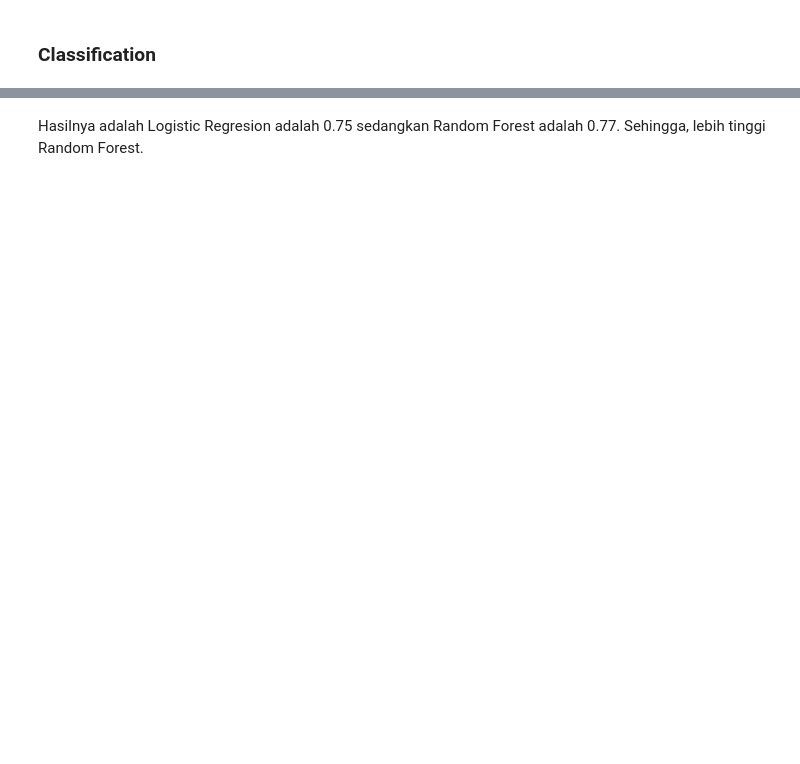
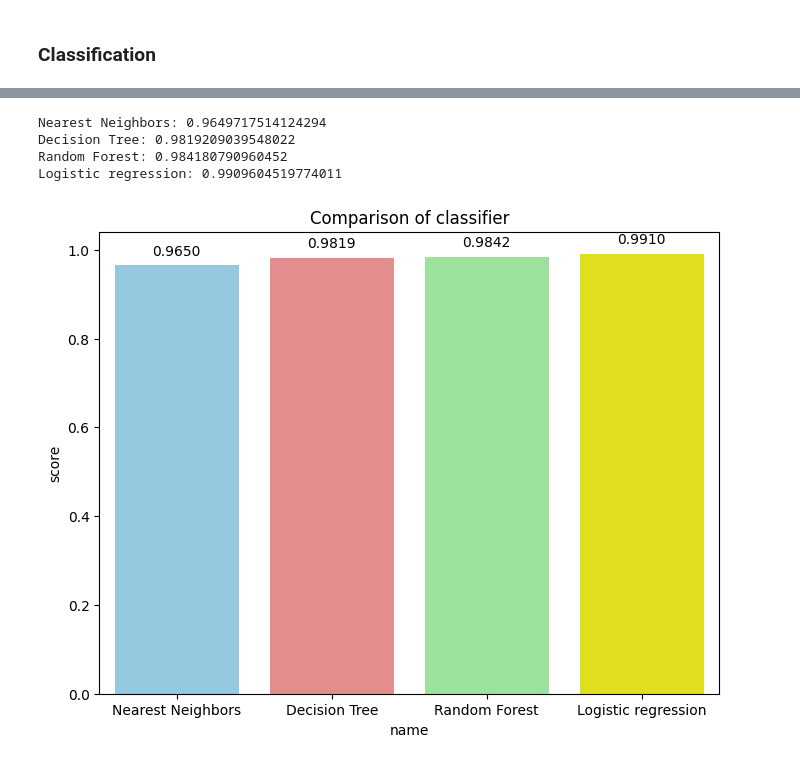
Before and after one commit to Trsh16/ALP-DATMIN, a Jupyter notebook: ALP DATMIN TRISHA.ipynb, the cells around one changed output, grey strips where cells are left out. Saved outputs shown, nothing was run; the diff lists cells and outputs as text; code cells hidden in the pictures; blank space fills up the shorter version.

```diff
--- a/ALP DATMIN TRISHA.ipynb
+++ b/ALP DATMIN TRISHA.ipynb
@@ -394,2 +276,47 @@ plt.show()
-# %% [markdown]
-Hasilnya adalah Logistic Regresion adalah 0.75 sedangkan Random Forest adalah 0.77. Sehingga, lebih tinggi Random Forest.
+# %%
+names = [
+    "Nearest Neighbors",
+    "Decision Tree",
+    "Random Forest",
+    "Logistic regression"
+]
+# %%
+classifiers = [
+    KNeighborsClassifier(5),
+    DecisionTreeClassifier(max_depth=5),
+    RandomForestClassifier(max_depth=5, n_estimators=15, max_features=15, random_state=0),
+    LogisticRegression(random_state=0)
+]
+# %%
+def classifier_score(names, classifiers):
+    results = {"name":[],
+              "score": []}
+    for name, clf in zip(names, classifiers):
+        clf = make_pipeline(StandardScaler(), clf)
+        clf.fit(X_train, y_train)
+        score = clf.score(X_test, y_test)
+        print(f"{name}: {score}")
+        results["name"].append(name)
+        results["score"].append(score)
+
+    return results
+# %%
+data = classifier_score(names, classifiers)
+# %% [output]
+Nearest Neighbors: 0.9649717514124294
+Decision Tree: 0.9819209039548022
+Random Forest: 0.984180790960452
+Logistic regression: 0.9909604519774011
+# %%
+fig, ax = plt.subplots(figsize=(8, 6))
+
+bar_colors = ['skyblue', 'lightcoral', 'lightgreen', 'yellow']
+
+sns.barplot(x="name", y="score", data=data, ax=ax, palette=bar_colors, hue='name')
+for p in ax.patches:
+    ax.annotate(f'{p.get_height():.4f}', (p.get_x() + p.get_width() / 2., p.get_height()),
+                ha='center', va='center', xytext=(0, 10), textcoords='offset points')
+plt.title("Comparison of classifier")
+plt.show()
+# %% [output]
+[figure, added]
```
Also changed, not shown: parts of 23 cells of this notebook.
